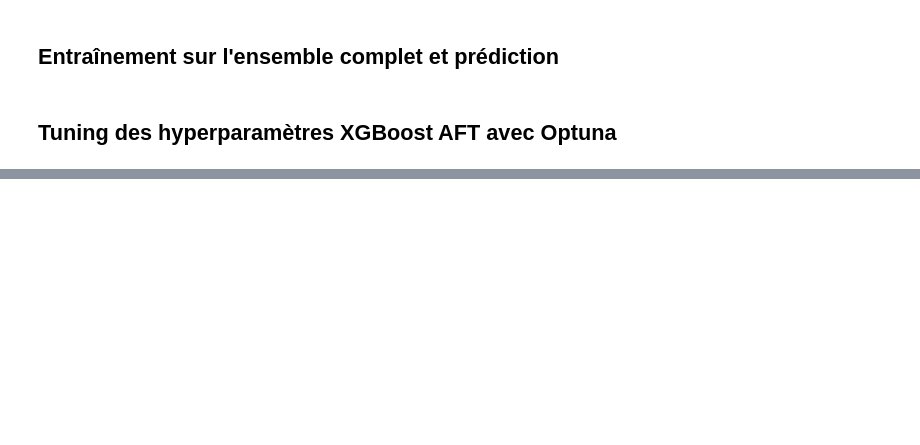
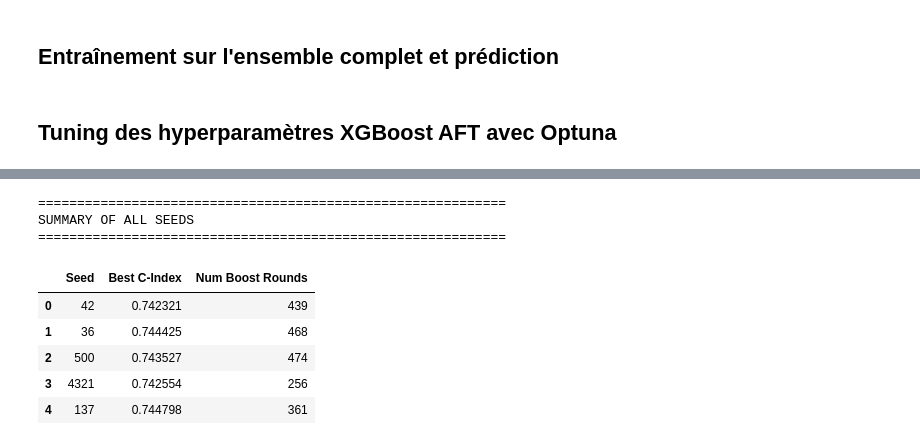
Before and after one commit to arthurdrk/QRT-Challenge-2025, a Jupyter notebook: src/exploration/explo_xgsf.ipynb, the cells around one changed output, grey strips where cells are left out. Drawn from its saved outputs; the diff is of its cells as text; code cells hidden in the pictures; blank space fills up the shorter version.

```diff
--- a/src/exploration/explo_xgsf.ipynb
+++ b/src/exploration/explo_xgsf.ipynb
@@ -238,5 +238,6 @@ def objective(trial):
     return np.mean(c_indices)
 # %%
 study = optuna.create_study(direction="maximize", study_name="xgb_aft_tuning")
-study.optimize(objective, n_trials=300, show_progress_bar=True)
+optuna.logging.set_verbosity(optuna.logging.WARNING)
+study.optimize(objective, n_trials=1000, show_progress_bar=True)
 # %% [output]
@@ -270,8 +253,0 @@ Meilleur C-index moyen: 0.7413
-# %%
-best_params = study.best_params
-best_params["objective"] = "survival:aft"
-best_params["eval_metric"] = "aft-nloglik"
-best_params["tree_method"] = "hist"
-best_params["seed"] = 42
-
-best_num_boost_round = best_params.pop("num_boost_round")
@@ -362,0 +258,19 @@ fig.show()
+# %%
+import json
+import os
+
+results_dir = '../../results'
+os.makedirs(results_dir, exist_ok=True)
+
+results_seed_42 = {
+    'seed': 42,
+    'best_params': best_params.copy(),
+    'best_num_boost_round': best_num_boost_round,
+    'best_c_index': study.best_value,
+    'submission_file': 'submission_xgb_aft_tuned_avg10.csv'
+}
+
+with open(f'{results_dir}/xgb_aft_seed_42.json', 'w') as f:
+    json.dump(results_seed_42, f, indent=2)
+
+print("Results for seed 42 saved to 'results/xgb_aft_seed_42.json'")
@@ -362,0 +434,25 @@ fig.show()
+# %%
+print("\n" + "=" * 60)
+print("SUMMARY OF ALL SEEDS")
+print("=" * 60)
+
+summary_df = pd.DataFrame([
+    {
+        'Seed': r['seed'],
+        'Best C-Index': r['best_c_index'],
+        'Num Boost Rounds': r['best_num_boost_round'],
+    }
+    for r in all_seed_results
+])
+
+summary_df
+# %% [output]
+============================================================
+SUMMARY OF ALL SEEDS
+============================================================
+|  | Seed | Best C-Index | Num Boost Rounds |
+| 0 | 42 | 0.742321 | 439 |
+| 1 | 36 | 0.744425 | 468 |
+| 2 | 500 | 0.743527 | 474 |
+| 3 | 4321 | 0.742554 | 256 |
+| 4 | 137 | 0.744798 | 361 |
```
Also changed, not shown: parts of 22 cells of this notebook, 1 other file.
